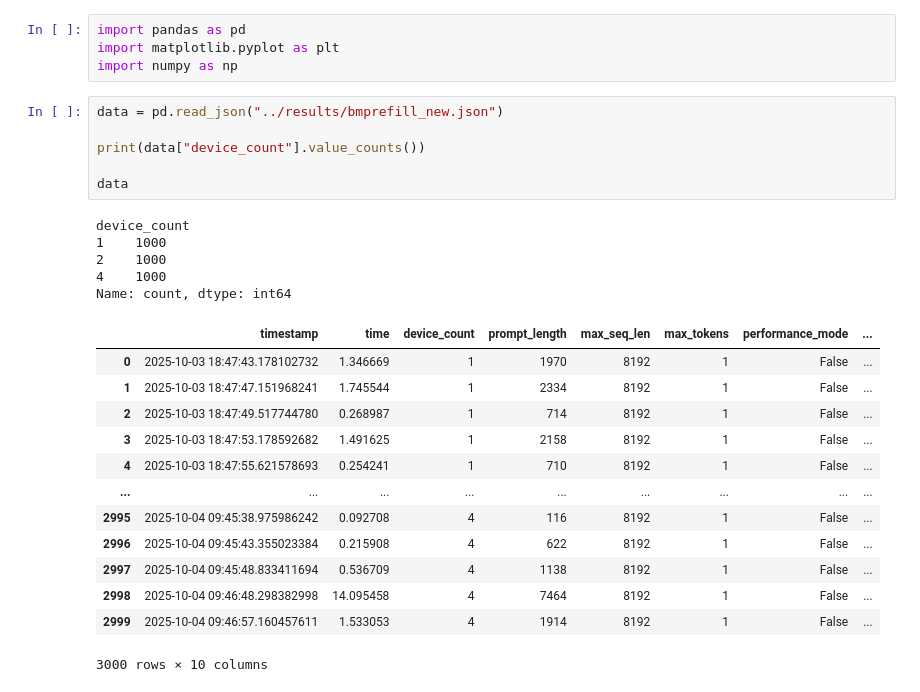
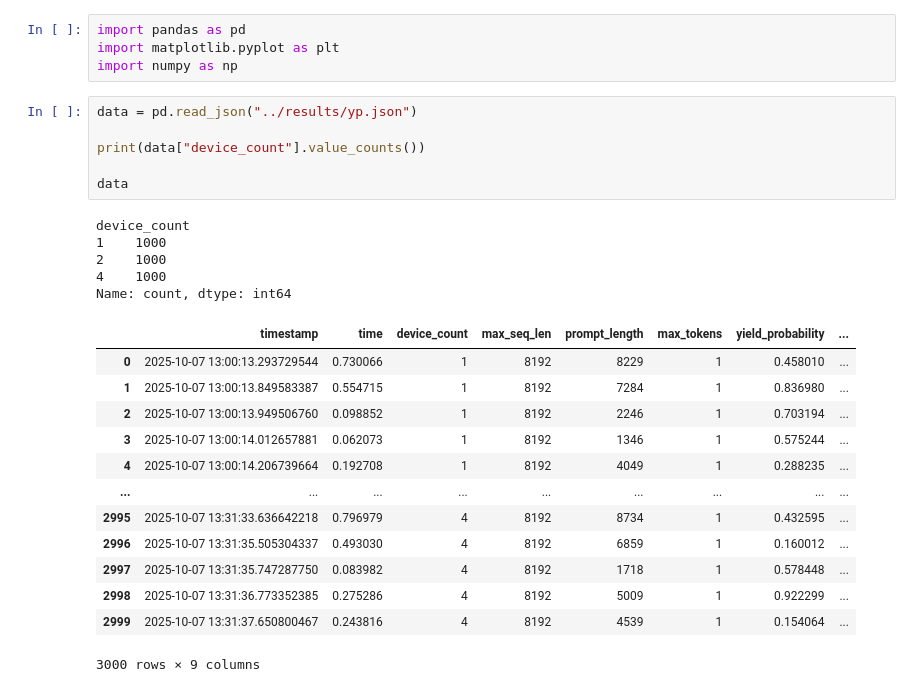
Before and after one commit to Dogacel/Uniference, a Jupyter notebook: notebooks/profiling_overhead_prefill.ipynb, the cells around one changed output. Drawn from its saved outputs; the diff is of its cells as text.

```diff
--- a/notebooks/profiling_overhead_prefill.ipynb
+++ b/notebooks/profiling_overhead_prefill.ipynb
@@ -3,30 +3,30 @@ import pandas as pd
 import matplotlib.pyplot as plt
 import numpy as np
 # %%
-data = pd.read_json("../results/bmprefill_new.json")
+data = pd.read_json("../results/yp.json")
 
 print(data["device_count"].value_counts())
 
 data
 # %% [output]
 device_count
 1    1000
 2    1000
 4    1000
 Name: count, dtype: int64
-|  | timestamp | time | device_count | prompt_length | max_seq_len | max_tokens | performance_mode | ... |
-| 0 | 2025-10-03 18:47:43.178102732 | 1.346669 | 1 | 1970 | 8192 | 1 | False | ... |
-| 1 | 2025-10-03 18:47:47.151968241 | 1.745544 | 1 | 2334 | 8192 | 1 | False | ... |
-| 2 | 2025-10-03 18:47:49.517744780 | 0.268987 | 1 | 714 | 8192 | 1 | False | ... |
-| 3 | 2025-10-03 18:47:53.178592682 | 1.491625 | 1 | 2158 | 8192 | 1 | False | ... |
-| 4 | 2025-10-03 18:47:55.621578693 | 0.254241 | 1 | 710 | 8192 | 1 | False | ... |
+|  | timestamp | time | device_count | max_seq_len | prompt_length | max_tokens | yield_probability | ... |
+| 0 | 2025-10-07 13:00:13.293729544 | 0.730066 | 1 | 8192 | 8229 | 1 | 0.458010 | ... |
+| 1 | 2025-10-07 13:00:13.849583387 | 0.554715 | 1 | 8192 | 7284 | 1 | 0.836980 | ... |
+| 2 | 2025-10-07 13:00:13.949506760 | 0.098852 | 1 | 8192 | 2246 | 1 | 0.703194 | ... |
+| 3 | 2025-10-07 13:00:14.012657881 | 0.062073 | 1 | 8192 | 1346 | 1 | 0.575244 | ... |
+| 4 | 2025-10-07 13:00:14.206739664 | 0.192708 | 1 | 8192 | 4049 | 1 | 0.288235 | ... |
 | ... | ... | ... | ... | ... | ... | ... | ... | ... |
-| 2995 | 2025-10-04 09:45:38.975986242 | 0.092708 | 4 | 116 | 8192 | 1 | False | ... |
-| 2996 | 2025-10-04 09:45:43.355023384 | 0.215908 | 4 | 622 | 8192 | 1 | False | ... |
-| 2997 | 2025-10-04 09:45:48.833411694 | 0.536709 | 4 | 1138 | 8192 | 1 | False | ... |
-| 2998 | 2025-10-04 09:46:48.298382998 | 14.095458 | 4 | 7464 | 8192 | 1 | False | ... |
-| 2999 | 2025-10-04 09:46:57.160457611 | 1.533053 | 4 | 1914 | 8192 | 1 | False | ... |
+| 2995 | 2025-10-07 13:31:33.636642218 | 0.796979 | 4 | 8192 | 8734 | 1 | 0.432595 | ... |
+| 2996 | 2025-10-07 13:31:35.505304337 | 0.493030 | 4 | 8192 | 6859 | 1 | 0.160012 | ... |
+| 2997 | 2025-10-07 13:31:35.747287750 | 0.083982 | 4 | 8192 | 1718 | 1 | 0.578448 | ... |
+| 2998 | 2025-10-07 13:31:36.773352385 | 0.275286 | 4 | 8192 | 5009 | 1 | 0.922299 | ... |
+| 2999 | 2025-10-07 13:31:37.650800467 | 0.243816 | 4 | 8192 | 4539 | 1 | 0.154064 | ... |
-3000 rows × 10 columns
+3000 rows × 9 columns
 # %%
 import seaborn as sns
 
```
Also changed, not shown: parts of 7 cells of this notebook, 9 other files.
